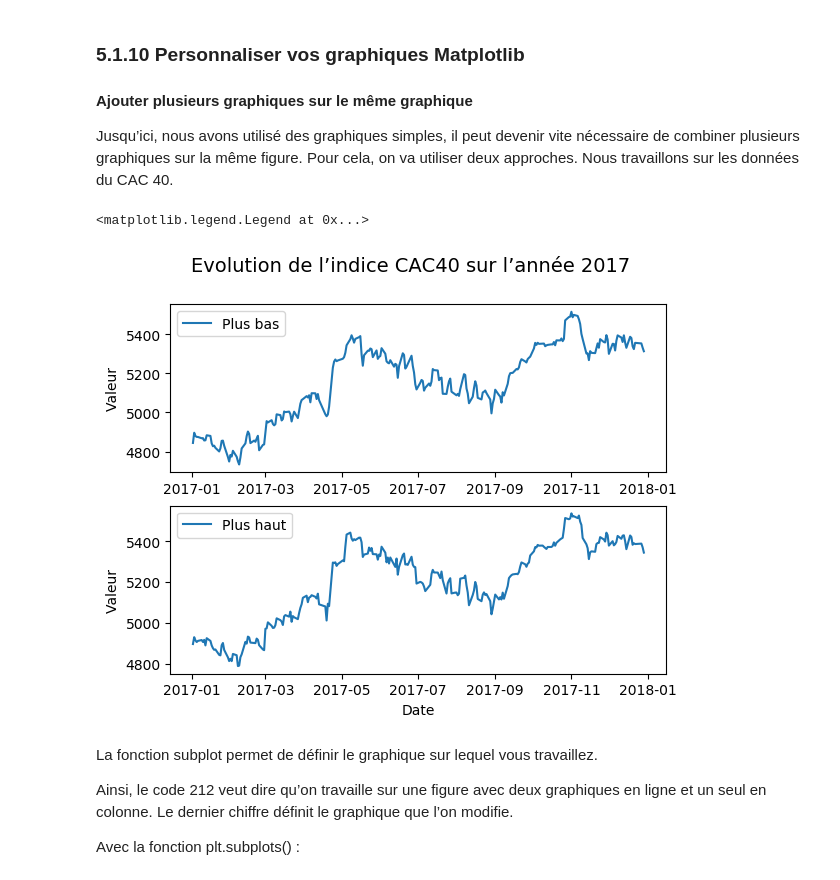
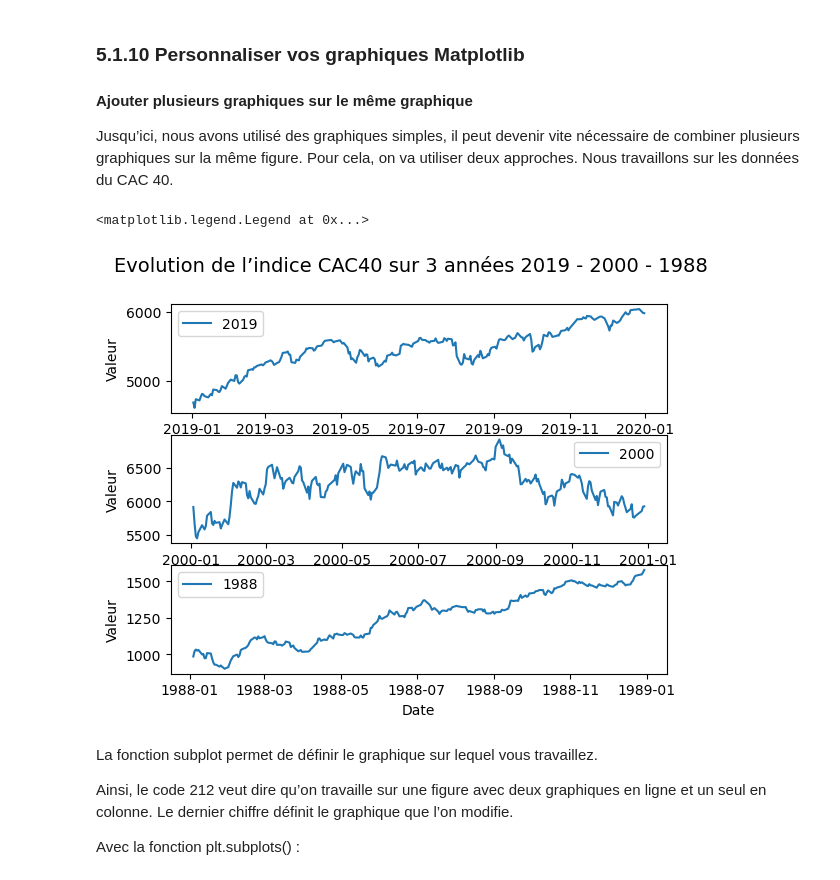
Before and after one commit to emjako/pythondatascientist, a Jupyter notebook: notebooks/05_01_Data_visualisation_matplotlib_seaborn.ipynb, the cells around one changed output. Cells and saved outputs as stored; diff of their text form; code cells hidden in the pictures.

```diff
--- a/notebooks/05_01_Data_visualisation_matplotlib_seaborn.ipynb
+++ b/notebooks/05_01_Data_visualisation_matplotlib_seaborn.ipynb
@@ -165,3 +165,6 @@ Text(0,0.5,'Valeur')
 # %% [markdown]
 Voici un exemple sur des données boursières, nous avons voulu représenter les
 données issues des maximums et minimums quotidiens de l’indice CAC 40.
+# %%
+# on récupère les données
+cac40 = pd.read_csv("../data/CAC40.csv", parse_dates=["time"])
@@ -167,0 +180,2 @@ données issues des maximums et minimums quotidiens de l’indice CAC 40.
+# %%
+cac40["time"]=pd.to_datetime(cac40['time'])
@@ -168,20 +189,12 @@ données issues des maximums et minimums quotidiens de l’indice CAC 40.
 # %%
-# on récupère les données
-cac40=pd.read_csv("../data/CAC40.txt", sep=";", parse_dates=["date"],
-                  dayfirst=True, names=["identifiant_valeur", "date",
-                                        "ouverture", "plus_haut","plus_bas",
-                                        "cloture","volume"])
-# on affiche la courbe des valeurs plus hautes de chaque jour en bleu
-plt.plot(cac40["date"], cac40["plus_haut"], label="Plus haut",color="blue")
-# on affiche la courbe des valeurs plus basses de chaque jour en rouge et
-# pointillés
-plt.plot(cac40["date"], cac40["plus_bas"], label="Plus bas",color="red",
-         linestyle = 'dashed')
+
+# on affiche la courbe des valeurs en bleu
+plt.plot(cac40["time"], cac40["CAC 40"], label="CAC 40",color="blue")
 # on définit le nom des axes
 plt.xlabel("Date")
 plt.ylabel("Valeur")
 # on définit le titre
-plt.title("Evolution de l’indice CAC40 sur l’année 2017")
+plt.title("Evolution de l’indice CAC40 depuis 1988")
 # on affiche la légende
 plt.legend()
 # %% [output]
@@ -364,24 +422,35 @@ Le *alpha=* est utilisé afin d’afficher les graphiques en transparence et gè
 Jusqu’ici, nous avons utilisé des graphiques simples, il peut devenir vite nécessaire de combiner plusieurs graphiques sur la même figure. Pour cela, on va utiliser deux
 approches. Nous travaillons sur les données du CAC 40.
 # %%
+# on crée les données
+cac40_2019 = cac40[(cac40.time<"2020-01-01") & (cac40.time>"2019-01-01")]
+cac40_1988 = cac40[(cac40.time<"1989-01-01") & (cac40.time>"1988-01-01")]
+cac40_2000 = cac40[(cac40.time<"2001-01-01") & (cac40.time>"2000-01-01")]
 # on crée une figure
 plt.figure()
 # on définit le titre de cette figure
-plt.suptitle("Evolution de l’indice CAC40 sur l’année 2017", fontsize=14)
+plt.suptitle("Evolution de l’indice CAC40 sur 3 années 2019 - 2000 - 1988",
+             fontsize=14)
 # on se concentre sur le premier sous graphique
-plt.subplot(211)
-plt.plot(cac40["date"], cac40["plus_bas"], label="Plus bas")
+plt.subplot(311)
+plt.plot(cac40_2019["time"],cac40_2019["CAC 40"], label="2019")
 plt.ylabel("Valeur")
 plt.legend()
 # on se concentre sur le second sous graphique
-plt.subplot(212)
-plt.plot(cac40["date"], cac40["plus_haut"], label = "Plus haut")
+plt.subplot(312)
+plt.plot(cac40_2000["time"], cac40_2000["CAC 40"], label="2000")
 plt.xlabel("Date")
 plt.ylabel("Valeur")
 plt.legend()
+# on se concentre sur le troisième sous graphique
+plt.subplot(313)
+plt.plot(cac40_1988["time"], cac40_1988["CAC 40"], label="1988")
+plt.xlabel("Date")
+plt.ylabel("Valeur")
+plt.legend()
 # %% [output]
 <matplotlib.legend.Legend at 0x...>
-[figure, old version]
+[figure, new version]
 # %% [markdown]
 La fonction subplot permet de définir le graphique sur lequel vous travaillez.
 
```
Also changed, not shown: parts of 39 cells of this notebook, 20 other files.
